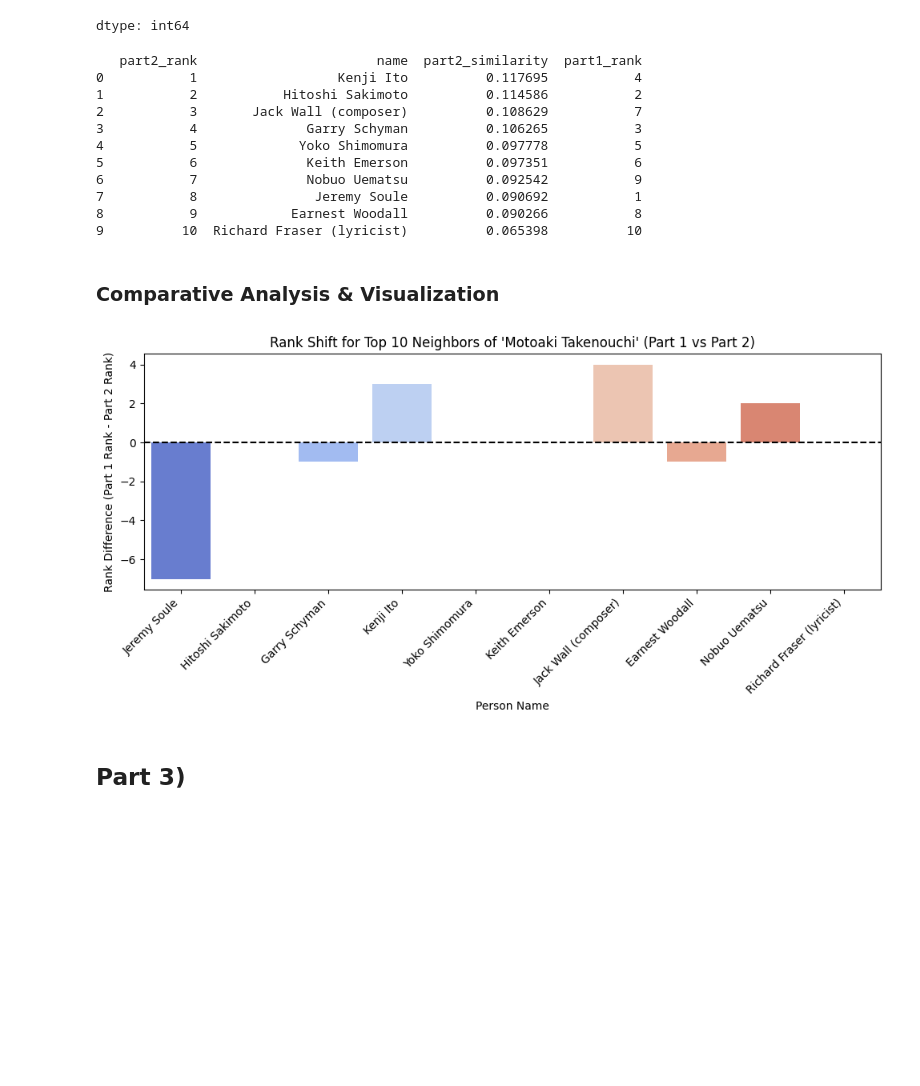
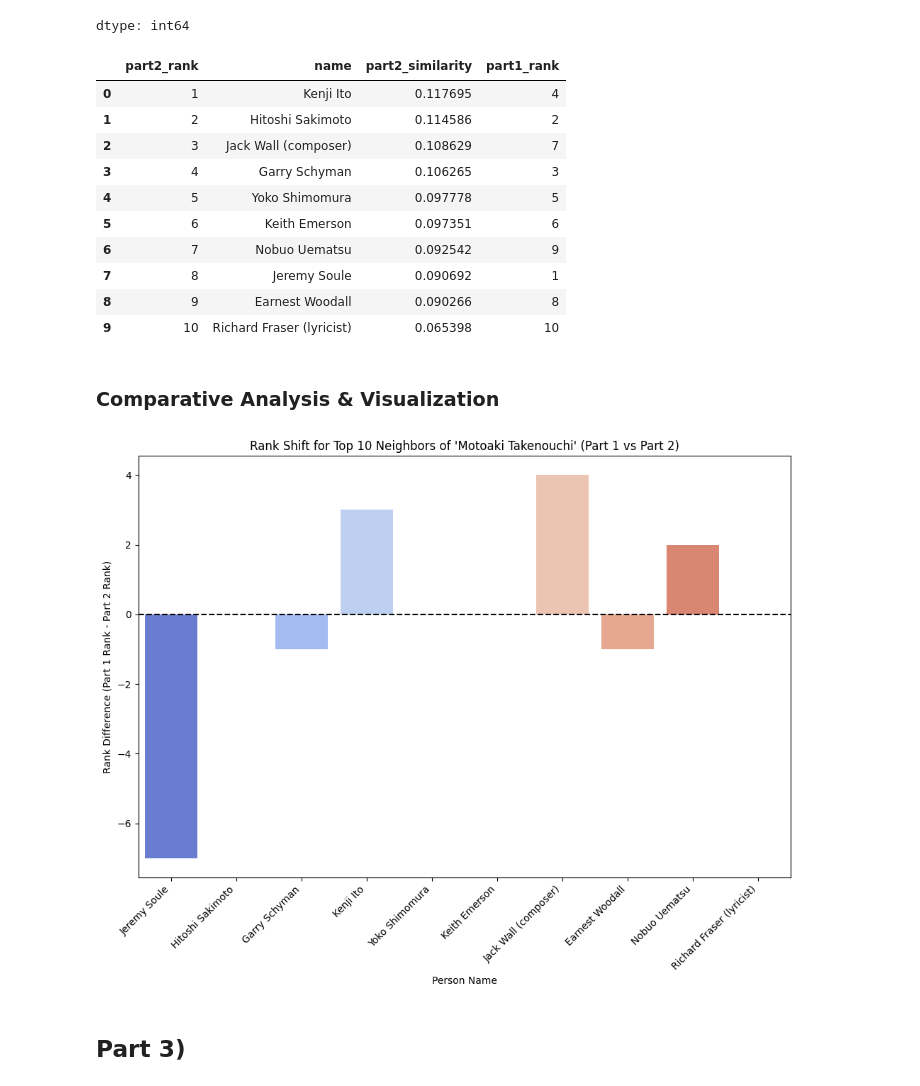
Before and after one commit to ikoghoddds-bit/Data-Science-Portfolio-C21, a Jupyter notebook: Projects/Project-5/NLP.Description.for.Students_Pass_1.ipynb, the cells around one changed output. Drawn from its saved outputs; the diff is of its cells as text; code cells hidden in the pictures; blank space fills up the shorter version.

```diff
--- a/Projects/Project-5/NLP.Description.for.Students_Pass_1.ipynb
+++ b/Projects/Project-5/NLP.Description.for.Students_Pass_1.ipynb
@@ -554,22 +564,22 @@ part1_results['part2_rank']
 | 18496 | 10 |
 dtype: int64
 # %%
-# Sort by Part 2 rank
+# Sort by Part 2 rank and display as DataFrame
 
 part2_results = part1_results.sort_values(by='part2_rank').reset_index(drop=True)
-print(part2_results[['part2_rank', 'name', 'part2_similarity', 'part1_rank']])
+display(part2_results[['part2_rank', 'name', 'part2_similarity', 'part1_rank']])
 # %% [output]
-   part2_rank                       name  part2_similarity  part1_rank
-0           1                  Kenji Ito          0.117695           4
-1           2           Hitoshi Sakimoto          0.114586           2
-2           3       Jack Wall (composer)          0.108629           7
-3           4              Garry Schyman          0.106265           3
-4           5             Yoko Shimomura          0.097778           5
-5           6              Keith Emerson          0.097351           6
-6           7              Nobuo Uematsu          0.092542           9
-7           8               Jeremy Soule          0.090692           1
-8           9            Earnest Woodall          0.090266           8
-9          10  Richard Fraser (lyricist)          0.065398          10
+|  | part2_rank | name | part2_similarity | part1_rank |
+| 0 | 1 | Kenji Ito | 0.117695 | 4 |
+| 1 | 2 | Hitoshi Sakimoto | 0.114586 | 2 |
+| 2 | 3 | Jack Wall (composer) | 0.108629 | 7 |
+| 3 | 4 | Garry Schyman | 0.106265 | 3 |
+| 4 | 5 | Yoko Shimomura | 0.097778 | 5 |
+| 5 | 6 | Keith Emerson | 0.097351 | 6 |
+| 6 | 7 | Nobuo Uematsu | 0.092542 | 9 |
+| 7 | 8 | Jeremy Soule | 0.090692 | 1 |
+| 8 | 9 | Earnest Woodall | 0.090266 | 8 |
+| 9 | 10 | Richard Fraser (lyricist) | 0.065398 | 10 |
 # %% [markdown]
 ### Comparative Analysis & Visualization
 # %%
@@ -578,22 +588,22 @@ import seaborn as sns
 # %%
 # Calculate rank difference
 
 part1_results['rank_difference'] = part1_results['part1_rank'] - part1_results['part2_rank']
 
 # Plot rank comparison
 
-plt.figure(figsize=(10, 5))
+plt.figure(figsize=(10, 8))
 sns.barplot(data=part1_results, x='name', y='rank_difference', palette='coolwarm', hue='name')
 
 plt.xticks(rotation=45, ha='right')
 plt.title(f"Rank Shift for Top 10 Neighbors of '{ref_name}' (Part 1 vs Part 2)")
 plt.xlabel("Person Name")
 plt.ylabel("Rank Difference (Part 1 Rank - Part 2 Rank)")
 plt.axhline(0, color='black', linestyle='--')
 plt.tight_layout()
 plt.show()
 # %% [output]
-[figure, old version]
+[figure, new version]
 # %% [markdown]
 ## Part 3)
 # %% [markdown]
```
Also changed, not shown: parts of 1 cell of this notebook.
